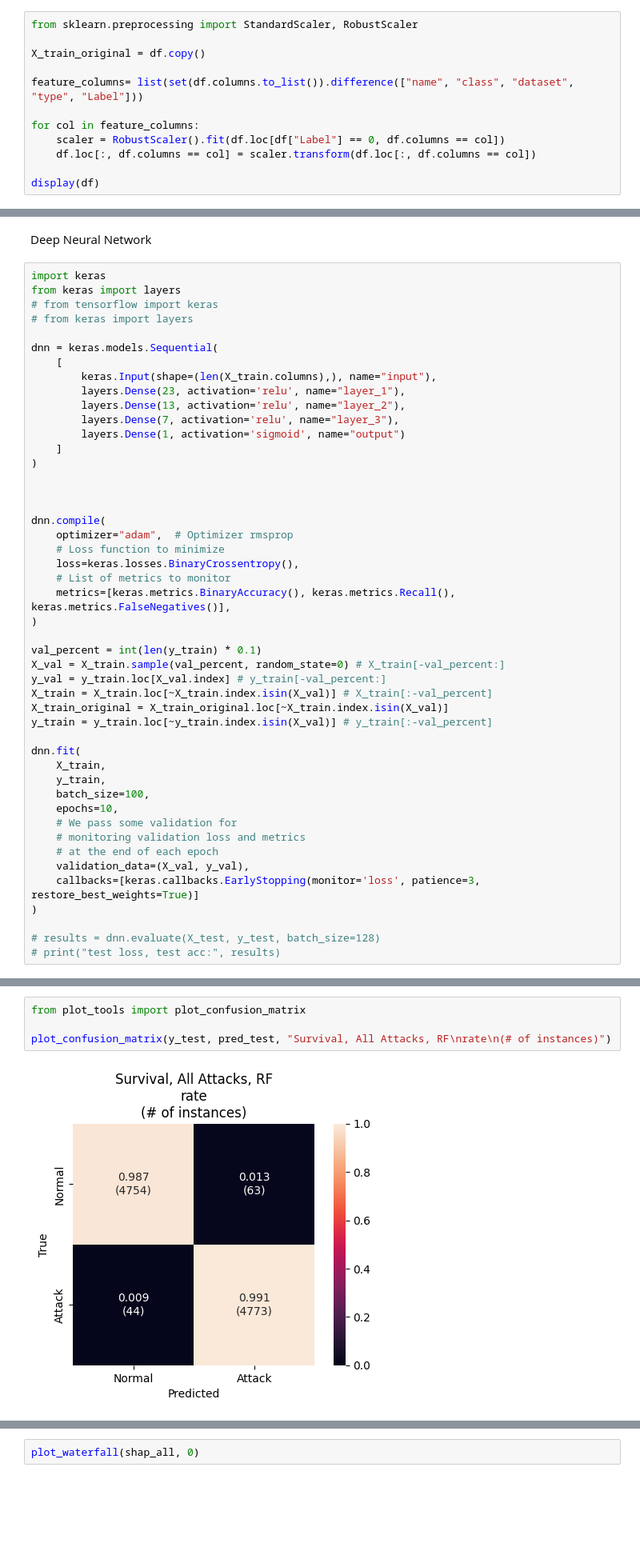
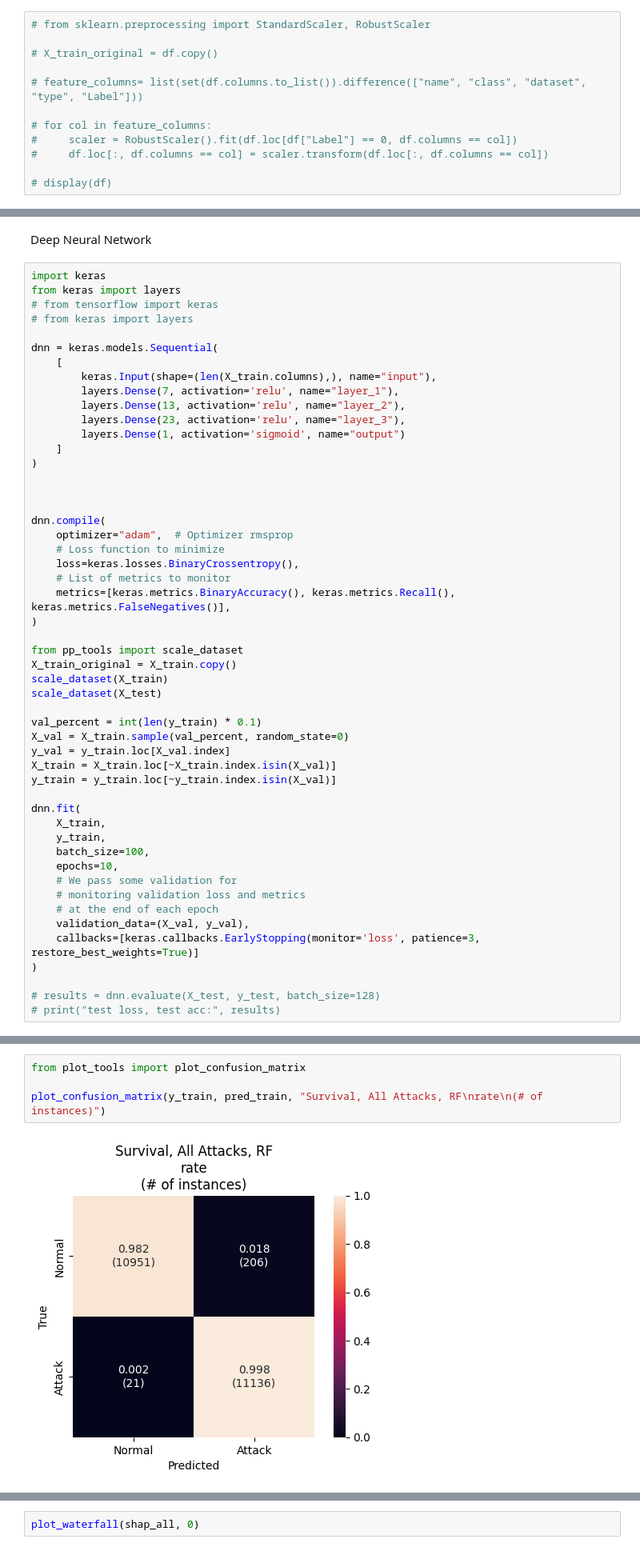
Before and after one commit to hampu5/ml-classify, a Jupyter notebook: ml_classify/dnn-book.ipynb, the cells around one changed output, grey strips where cells are left out. Shown at 80% size. Cells and saved outputs as stored; diff of their text form; blank space fills up the shorter version.

```diff
--- a/ml_classify/dnn-book.ipynb
+++ b/ml_classify/dnn-book.ipynb
@@ -56,14 +56,14 @@ display(df)
 df = df.loc[df["type"] != "masq"]
 # df = df.loc[(df["type"] == "fuzz") | (df["type"] == "none")]
 # %%
-from sklearn.preprocessing import StandardScaler, RobustScaler
+# from sklearn.preprocessing import StandardScaler, RobustScaler
 
-X_train_original = df.copy()
+# X_train_original = df.copy()
 
-feature_columns= list(set(df.columns.to_list()).difference(["name", "class", "dataset", "type", "Label"]))
+# feature_columns= list(set(df.columns.to_list()).difference(["name", "class", "dataset", "type", "Label"]))
 
-for col in feature_columns:
-    scaler = RobustScaler().fit(df.loc[df["Label"] == 0, df.columns == col])
-    df.loc[:, df.columns == col] = scaler.transform(df.loc[:, df.columns == col])
+# for col in feature_columns:
+#     scaler = RobustScaler().fit(df.loc[df["Label"] == 0, df.columns == col])
+#     df.loc[:, df.columns == col] = scaler.transform(df.loc[:, df.columns == col])
 
-display(df)
+# display(df)
@@ -118,9 +100,9 @@ from keras import layers
 dnn = keras.models.Sequential(
     [
         keras.Input(shape=(len(X_train.columns),), name="input"),
-        layers.Dense(23, activation='relu', name="layer_1"),
+        layers.Dense(7, activation='relu', name="layer_1"),
         layers.Dense(13, activation='relu', name="layer_2"),
-        layers.Dense(7, activation='relu', name="layer_3"),
+        layers.Dense(23, activation='relu', name="layer_3"),
         layers.Dense(1, activation='sigmoid', name="output")
     ]
 )
@@ -135,12 +117,16 @@ dnn.compile(
     metrics=[keras.metrics.BinaryAccuracy(), keras.metrics.Recall(), keras.metrics.FalseNegatives()],
 )
 
+from pp_tools import scale_dataset
+X_train_original = X_train.copy()
+scale_dataset(X_train)
+scale_dataset(X_test)
+
 val_percent = int(len(y_train) * 0.1)
-X_val = X_train.sample(val_percent, random_state=0) # X_train[-val_percent:]
-y_val = y_train.loc[X_val.index] # y_train[-val_percent:]
-X_train = X_train.loc[~X_train.index.isin(X_val)] # X_train[:-val_percent]
-X_train_original = X_train_original.loc[~X_train.index.isin(X_val)]
-y_train = y_train.loc[~y_train.index.isin(X_val)] # y_train[:-val_percent]
+X_val = X_train.sample(val_percent, random_state=0)
+y_val = y_train.loc[X_val.index]
+X_train = X_train.loc[~X_train.index.isin(X_val)]
+y_train = y_train.loc[~y_train.index.isin(X_val)]
 
 dnn.fit(
     X_train,
@@ -198,6 +184,6 @@ Kappa score:  0.9778(+/- 0.0000)
 # %%
 from plot_tools import plot_confusion_matrix
 
-plot_confusion_matrix(y_test, pred_test, "Survival, All Attacks, RF\nrate\n(# of instances)")
+plot_confusion_matrix(y_train, pred_train, "Survival, All Attacks, RF\nrate\n(# of instances)")
 # %% [output]
-[figure, old version]
+[figure, new version]
```
Also changed, not shown: parts of 10 cells of this notebook, 2 other files.
